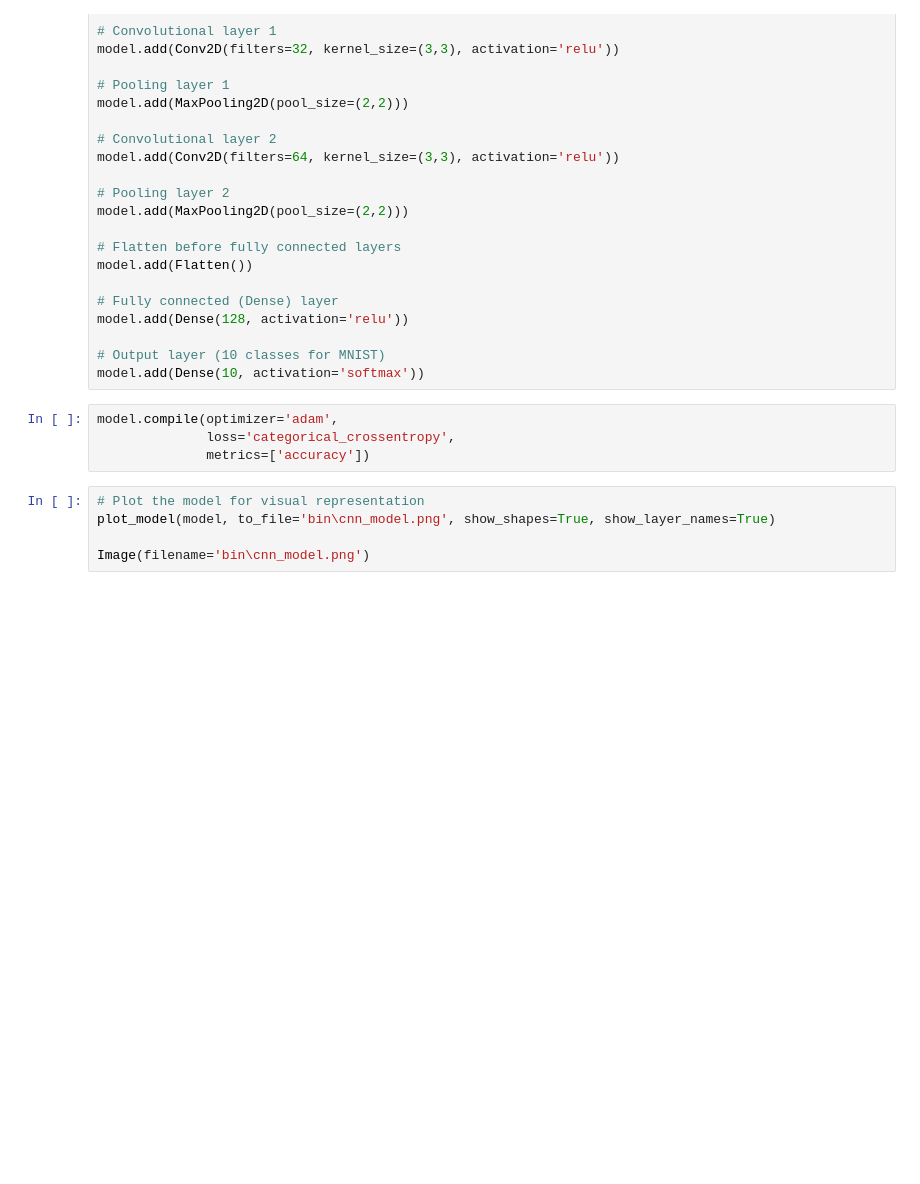
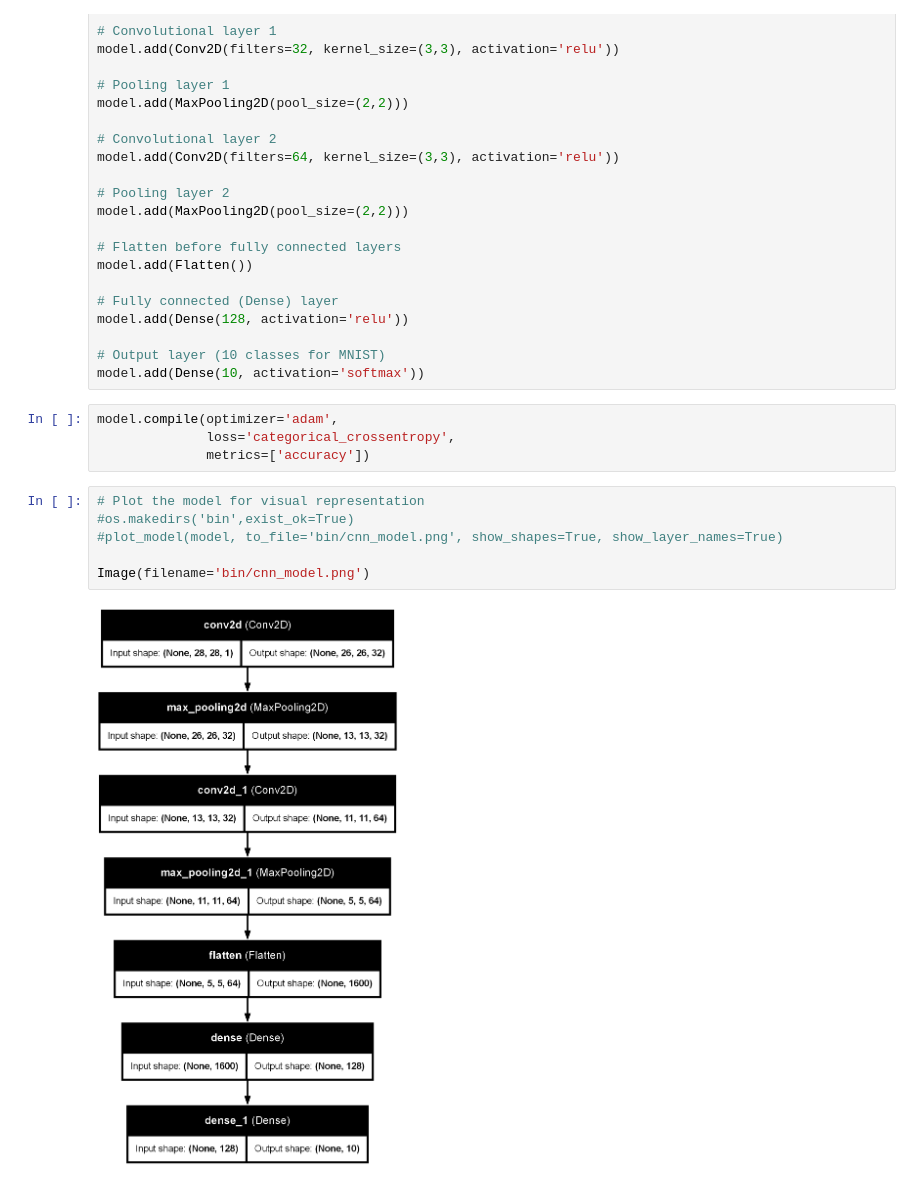
Before and after one commit to vishalgupta-git/Digit_Classification_MNIST, a Jupyter notebook: notebook.ipynb, the cells around one changed output. Cells and saved outputs as stored; diff of their text form; blank space fills up the shorter version.

```diff
--- a/notebook.ipynb
+++ b/notebook.ipynb
@@ -62,9 +68,12 @@ model.compile(optimizer='adam',
               metrics=['accuracy'])
 # %%
 # Plot the model for visual representation
-plot_model(model, to_file='bin\cnn_model.png', show_shapes=True, show_layer_names=True)
+#os.makedirs('bin',exist_ok=True)
+#plot_model(model, to_file='bin/cnn_model.png', show_shapes=True, show_layer_names=True)
 
-Image(filename='bin\cnn_model.png')
+Image(filename='bin/cnn_model.png')
+# %% [output]
+[figure, added]
 # %%
 # Training the model
 model.fit(x_train, y_train, epochs=5, batch_size=32, validation_split=0.1)
```
Also changed, not shown: parts of 8 cells of this notebook, 3 other files.
